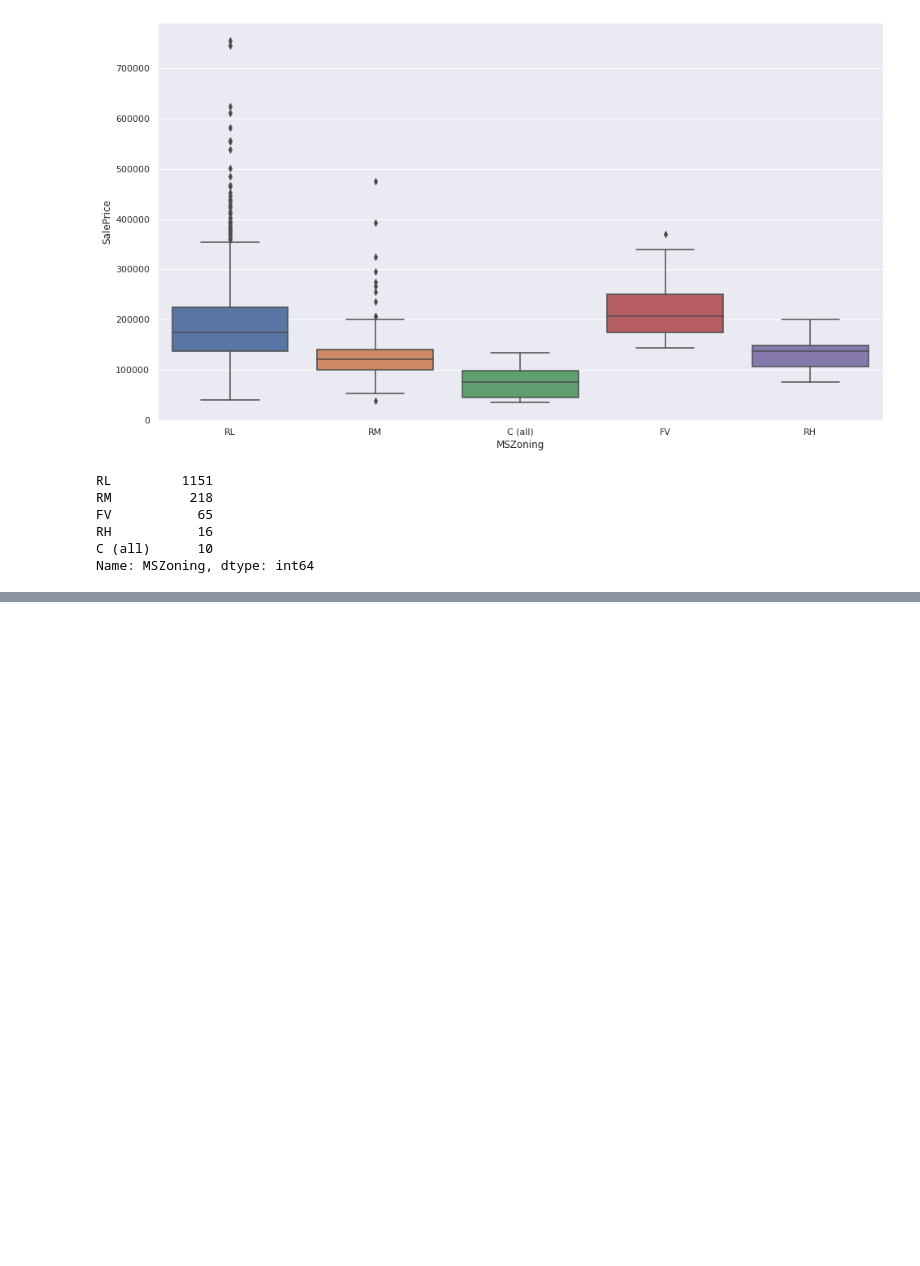
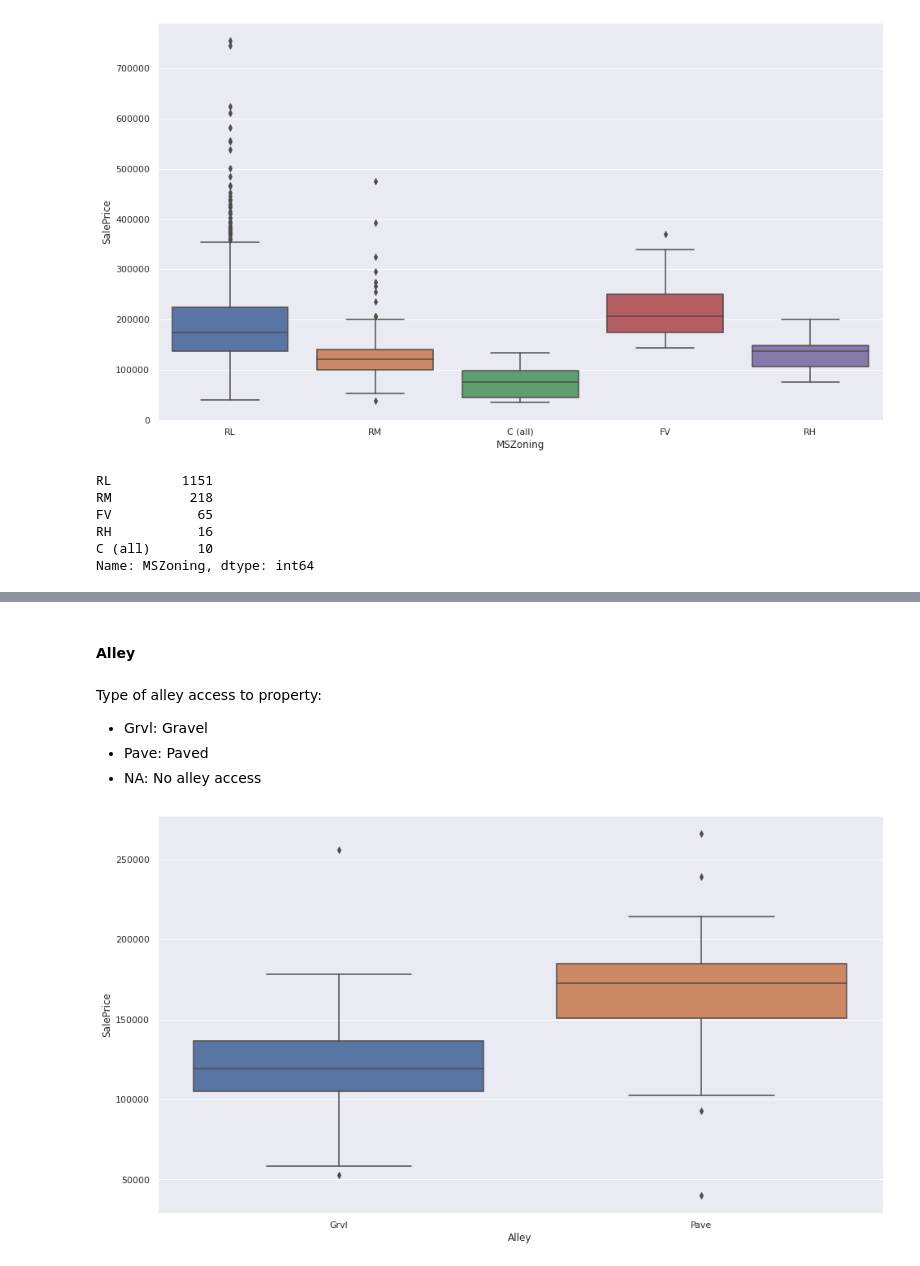
Before and after one commit to snaylix/House-prices-prediction, a Jupyter notebook: 2021-07-17_House-Prices_Prediction.ipynb, the cells around one changed output, grey strips where cells are left out. Saved outputs shown, nothing was run; the diff lists cells and outputs as text; code cells hidden in the pictures; blank space fills up the shorter version.

```diff
--- a/2021-07-17_House-Prices_Prediction.ipynb
+++ b/2021-07-17_House-Prices_Prediction.ipynb
@@ -236,0 +264,11 @@ Name: MSZoning, dtype: int64
+# %% [markdown]
+#### Alley
+# %% [markdown]
+Type of alley access to property:
+- Grvl:	Gravel
+- Pave:	Paved
+- NA: 	No alley access
+# %%
+create_plot('Alley', 'boxplot')
+# %% [output]
+[figure, added]
```
Also changed, not shown: parts of 17 cells of this notebook.
